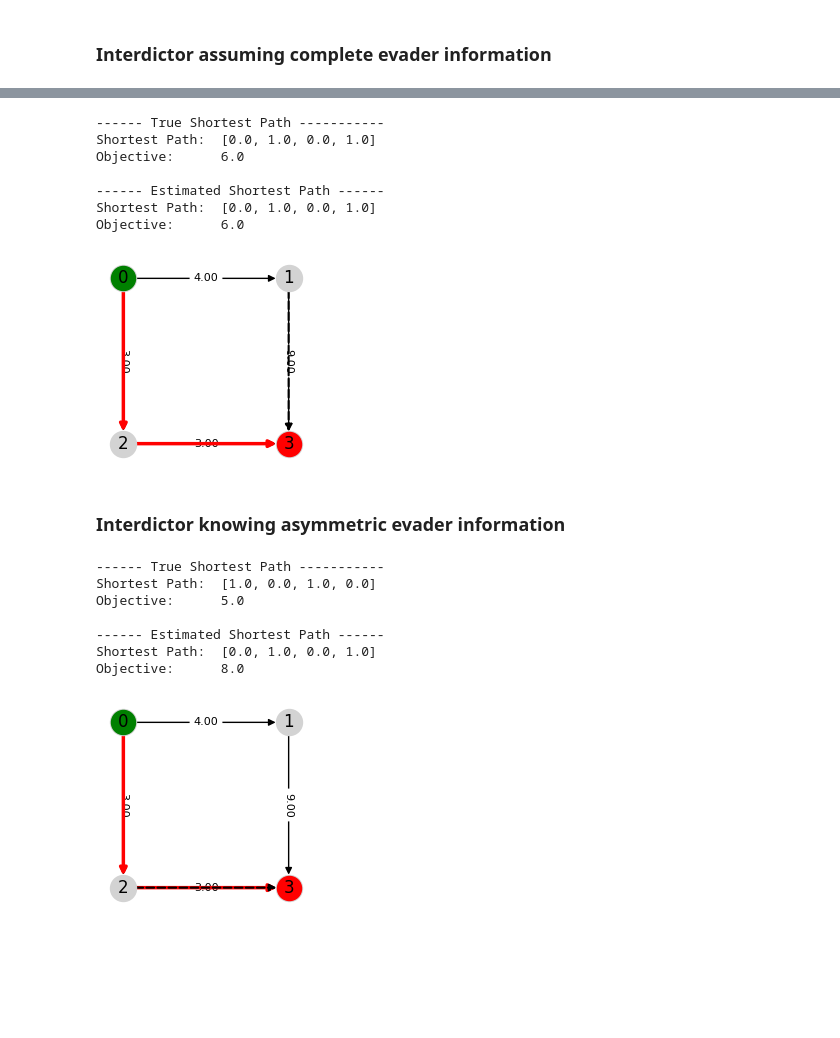
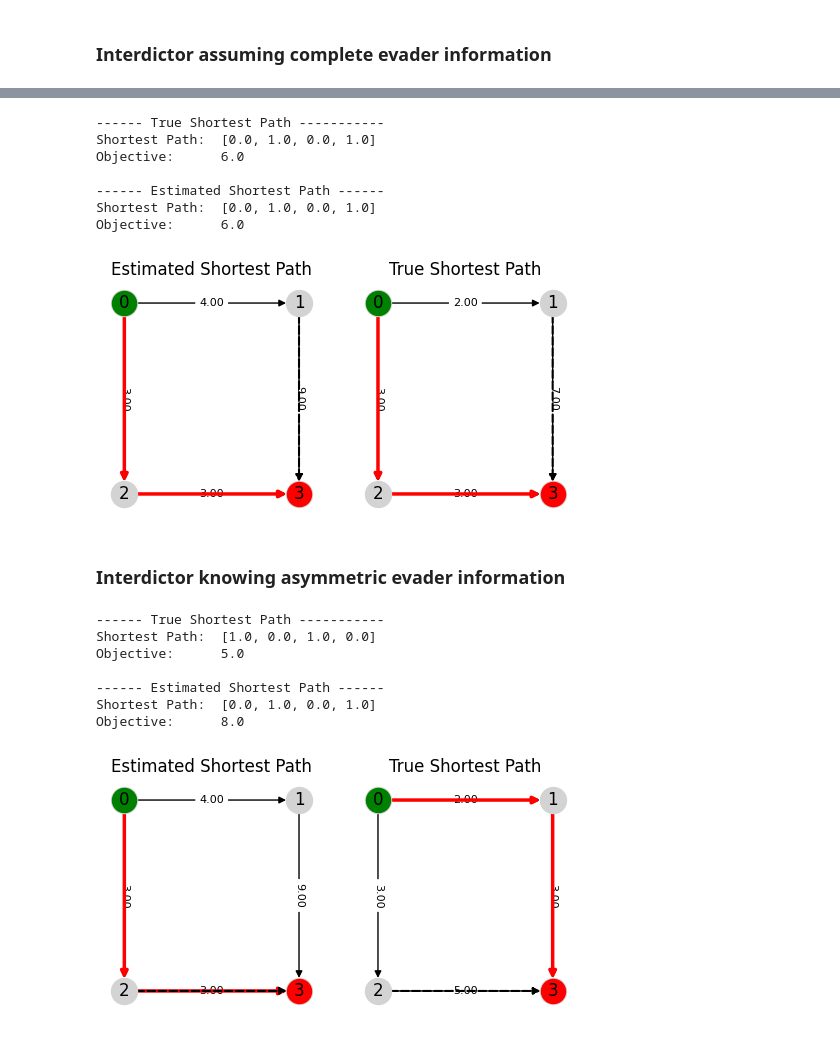
Before and after one commit to lucahart/DFL-for-Shortest-Path-Network-Interdiction, a Jupyter notebook: src/Notebooks/Asym_SPNI_Toy_Example.ipynb, the cells around one changed output, grey strips where cells are left out. Drawn from its saved outputs; the diff is of its cells as text; code cells hidden in the pictures; blank space fills up the shorter version.

```diff
--- a/src/Notebooks/Asym_SPNI_Toy_Example.ipynb
+++ b/src/Notebooks/Asym_SPNI_Toy_Example.ipynb
@@ -58,23 +61,27 @@ shortest_path_est_I = shortestPathGrb(grid_est)
 shortest_path_est_I.setObj(shortest_path_est_I.cost + d_est * x_star_I)
 y_est_I, obj_est_I = shortest_path_est_I.solve()
 # %%
-# Visualize the results
-shortest_path_est_I._graph.visualize(colored_edges=y_est_I, dashed_edges=x_star_I)
+# Print objectives
 print("------ True Shortest Path -----------\n" +
       f"Shortest Path: \t{y_true_I}\n" +
       f"Objective: \t{grid_true(y_true_I, interdictions=x_star_I * d_true)}\n")
 print("------ Estimated Shortest Path ------\n" +
       f"Shortest Path: \t{y_est_I}\n" +
       f"Objective: \t{grid_true(y_est_I, interdictions=x_star_I * d_true)}")
+
+# Visualize graphs with interdictions and shortest paths
+fig, ax = plt.subplots(1, 2, figsize=(6, 3))
+shortest_path_est_I._graph.visualize(colored_edges=y_est_I, dashed_edges=x_star_I, ax=ax[0], title="Estimated Shortest Path")
+shortest_path_true_I._graph.visualize(colored_edges=y_true_I, dashed_edges=x_star_I, ax=ax[1], title="True Shortest Path")
 # %% [output]
 ------ True Shortest Path -----------
 Shortest Path:  [0.0, 1.0, 0.0, 1.0]
 Objective:      6.0
 
 ------ Estimated Shortest Path ------
 Shortest Path:  [0.0, 1.0, 0.0, 1.0]
 Objective:      6.0
-[figure, old version]
+[figure, new version]
 # %% [markdown]
 ### Interdictor knowing asymmetric evader information
 # %%
@@ -92,14 +99,18 @@ shortest_path_est_II = shortestPathGrb(grid_est)
 shortest_path_est_II.setObj(shortest_path_est_II.cost + d_est * x_star_I)
 y_est_II, obj_est_II = shortest_path_est_II.solve()
 # %%
-# Visualize the results
-shortest_path_est_II._graph.visualize(colored_edges=y_est_II, dashed_edges=x_star_II)
+# Print objectives
 print("------ True Shortest Path -----------\n" +
       f"Shortest Path: \t{y_true_II}\n" +
       f"Objective: \t{grid_true(y_true_II, interdictions=x_star_II * d_true)}\n")
 print("------ Estimated Shortest Path ------\n" +
       f"Shortest Path: \t{y_est_II}\n" +
       f"Objective: \t{grid_true(y_est_II, interdictions=x_star_II * d_true)}")
+
+# Visualize graphs with interdictions and shortest paths
+fig, ax = plt.subplots(1, 2, figsize=(6, 3))
+shortest_path_est_II._graph.visualize(colored_edges=y_est_II, dashed_edges=x_star_II, ax=ax[0], title="Estimated Shortest Path")
+shortest_path_true_II._graph.visualize(colored_edges=y_true_II, dashed_edges=x_star_II, ax=ax[1], title="True Shortest Path")
 # %% [output]
 ------ True Shortest Path -----------
 Shortest Path:  [1.0, 0.0, 1.0, 0.0]
@@ -108,4 +119,4 @@ Objective:      5.0
 ------ Estimated Shortest Path ------
 Shortest Path:  [0.0, 1.0, 0.0, 1.0]
 Objective:      8.0
-[figure, old version]
+[figure, new version]
```
Also changed, not shown: parts of 3 cells of this notebook, 1 other file.
